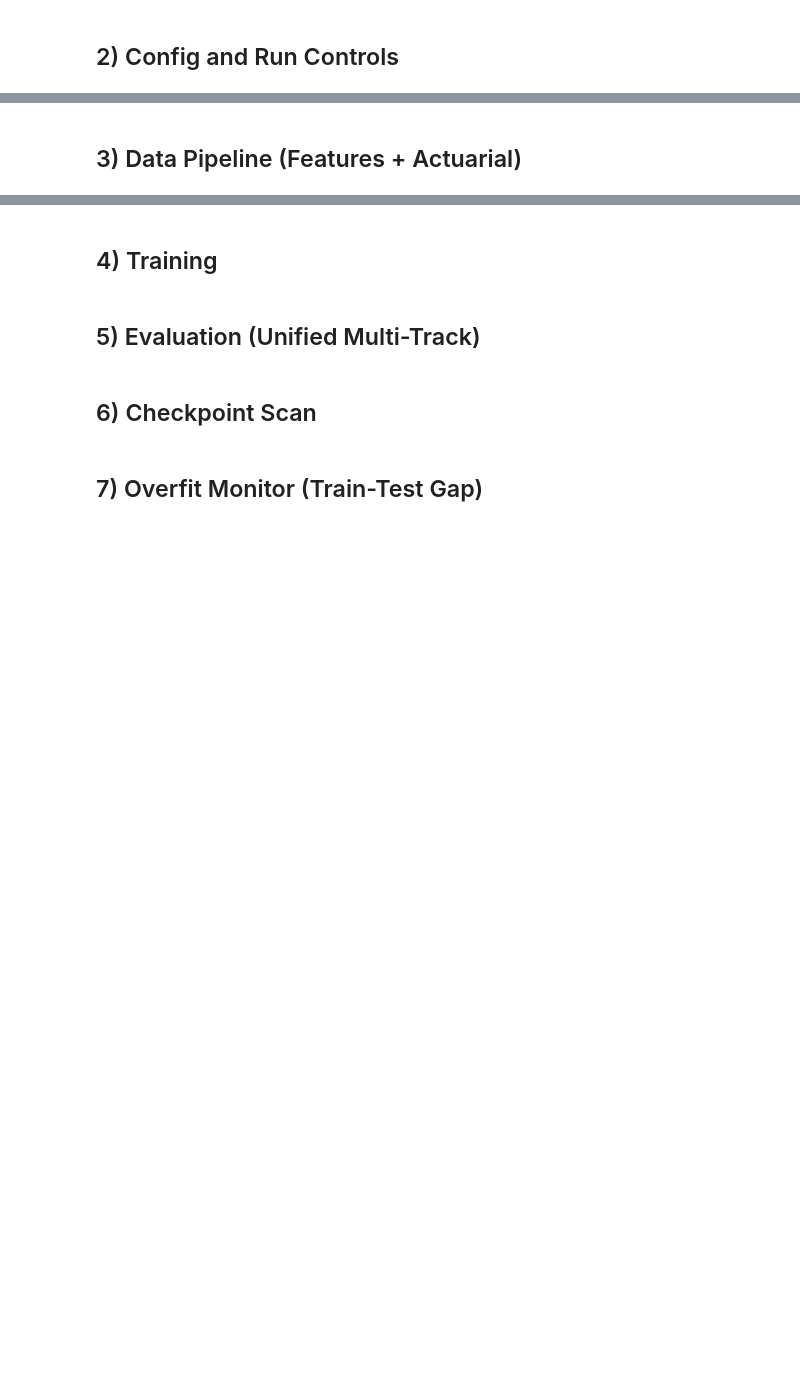
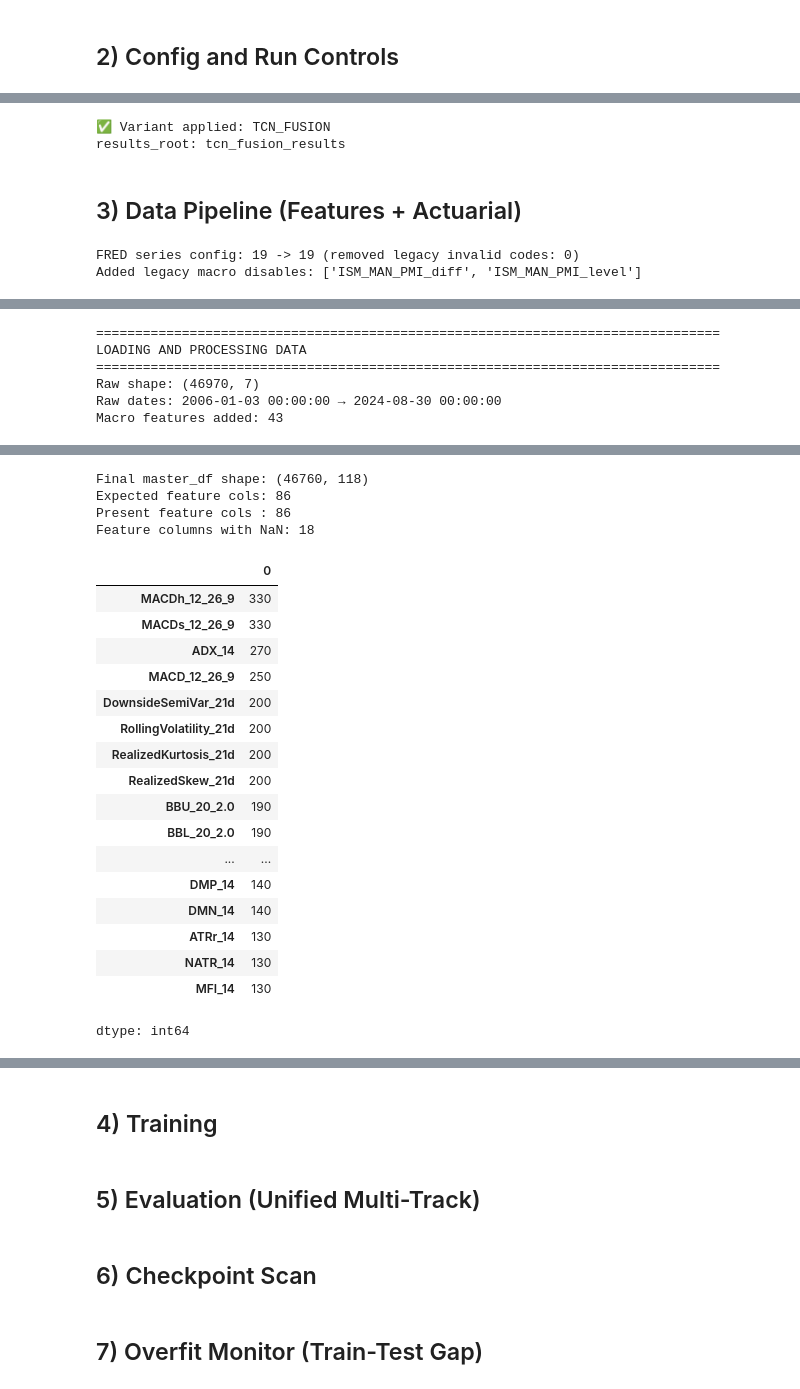
Before and after one commit to Dave-DKings/tape_tcn_project, a Jupyter notebook: tcn_architecture_analysis.ipynb, the cells around one changed output, grey strips where cells are left out. Cells and saved outputs as stored; diff of their text form; code cells hidden in the pictures; blank space fills up the shorter version.

Commit message:
Align date window, refresh notebook config flow, and update phase1 data prep defaults

```diff
--- a/tcn_architecture_analysis.ipynb
+++ b/tcn_architecture_analysis.ipynb
@@ -255,10 +325,19 @@ config['agent_params']['actor_critic_type'] = v['actor_critic_type']
 config['agent_params']['use_attention'] = v['use_attention']
 config['agent_params']['use_fusion'] = v['use_fusion']
 
+config['training_params']['use_episode_length_curriculum'] = False
+config['training_params']['episode_length_curriculum_schedule'] = [
+    {'threshold': 0, 'limit': None},
+]
+
+
 LATEST_VARIANT = ACTIVE_VARIANT
 LATEST_RESULTS_ROOT = str(v['results_root'])
 
 print('✅ Variant applied:', ACTIVE_VARIANT)
 print('results_root:', LATEST_RESULTS_ROOT)
+# %% [output]
+✅ Variant applied: TCN_FUSION
+results_root: tcn_fusion_results
 # %% [markdown]
 ## 3) Data Pipeline (Features + Actuarial)
@@ -279,3 +344,31 @@ config["feature_params"]["feature_selection"]["disabled_features"] = sorted(disa
+# %%
+config = get_active_config("phase1")
+
+# Optional guard for legacy/invalid macro codes in old configs.
+# Current config is already updated, so this is usually a no-op.
+macro_cfg = config["feature_params"]["macro_data"]
+invalid_legacy_codes = {"NAPM", "MOVEINDEX", "ISM/MAN_PMI", "MOVE"}
+before = len(macro_cfg.get("fred_series_config", []))
+macro_cfg["fred_series_config"] = [
+    s for s in macro_cfg.get("fred_series_config", [])
+    if s.get("code") not in invalid_legacy_codes
+]
+after = len(macro_cfg.get("fred_series_config", []))
+print(f"FRED series config: {before} -> {after} (removed legacy invalid codes: {before - after})")
+
+# Keep legacy engineered-column disables for backward-compatible runs.
+legacy_macro_columns = {"ISM_MAN_PMI_level", "ISM_MAN_PMI_diff", "MOVE_level", "MOVE_zscore"}
+disabled = set(config["feature_params"]["feature_selection"]["disabled_features"])
+newly_added = sorted(list(legacy_macro_columns - disabled))
+disabled.update(legacy_macro_columns)
+config["feature_params"]["feature_selection"]["disabled_features"] = sorted(disabled)
+if newly_added:
+    print("Added legacy macro disables:", newly_added)
+else:
+    print("Legacy macro disable set already present")
+# %% [output]
+FRED series config: 19 -> 19 (removed legacy invalid codes: 0)
+Added legacy macro disables: ['ISM_MAN_PMI_diff', 'ISM_MAN_PMI_level']
 # %%
 # ============================================================================
 # DATA LOADING + FEATURE ENGINEERING
@@ -286,7 +379,12 @@ print('=' * 80)
 print('LOADING AND PROCESSING DATA')
 print('=' * 80)
 
-raw_df = processor.load_ohlcv_data()
+FORCE_DATA_REFRESH = False  # Set True once when you want to rebuild cache for new date bounds
+raw_df = processor.load_ohlcv_data(
+    start_date=config['DATA_FETCH_START_DATE'],
+    end_date=config['DATA_FETCH_END_DATE'],
+    force_download=FORCE_DATA_REFRESH,
+)
 print('Raw shape:', raw_df.shape)
 print('Raw dates:', raw_df['Date'].min(), '→', raw_df['Date'].max())
 
@@ -322,3 +420,4 @@ nan_cols = nan_counts[nan_counts > 0].sort_values(ascending=False)
 print('Feature columns with NaN:', len(nan_cols))
 if len(nan_cols) > 0:
     display(nan_cols.head(20))
+# %% [output]
@@ -324,0 +428,6 @@ if len(nan_cols) > 0:
+================================================================================
+LOADING AND PROCESSING DATA
+================================================================================
+Raw shape: (46970, 7)
+Raw dates: 2006-01-03 00:00:00 → 2024-08-30 00:00:00
+Macro features added: 43
@@ -325,3 +435,25 @@ if len(nan_cols) > 0:
+Final master_df shape: (46760, 118)
+Expected feature cols: 86
+Present feature cols : 86
+Feature columns with NaN: 18
+|  | 0 |
+| MACDh_12_26_9 | 330 |
+| MACDs_12_26_9 | 330 |
+| ADX_14 | 270 |
+| MACD_12_26_9 | 250 |
+| DownsideSemiVar_21d | 200 |
+| RollingVolatility_21d | 200 |
+| RealizedKurtosis_21d | 200 |
+| RealizedSkew_21d | 200 |
+| BBU_20_2.0 | 190 |
+| BBL_20_2.0 | 190 |
+| ... | ... |
+| DMP_14 | 140 |
+| DMN_14 | 140 |
+| ATRr_14 | 130 |
+| NATR_14 | 130 |
+| MFI_14 | 130 |
+dtype: int64
 # %%
 act_cols = [c for c in master_df.columns if c.startswith("Actuarial_")]
 print("Actuarial columns present:", len(act_cols))
```
Also changed, not shown: parts of 14 cells of this notebook, 6 other files.
